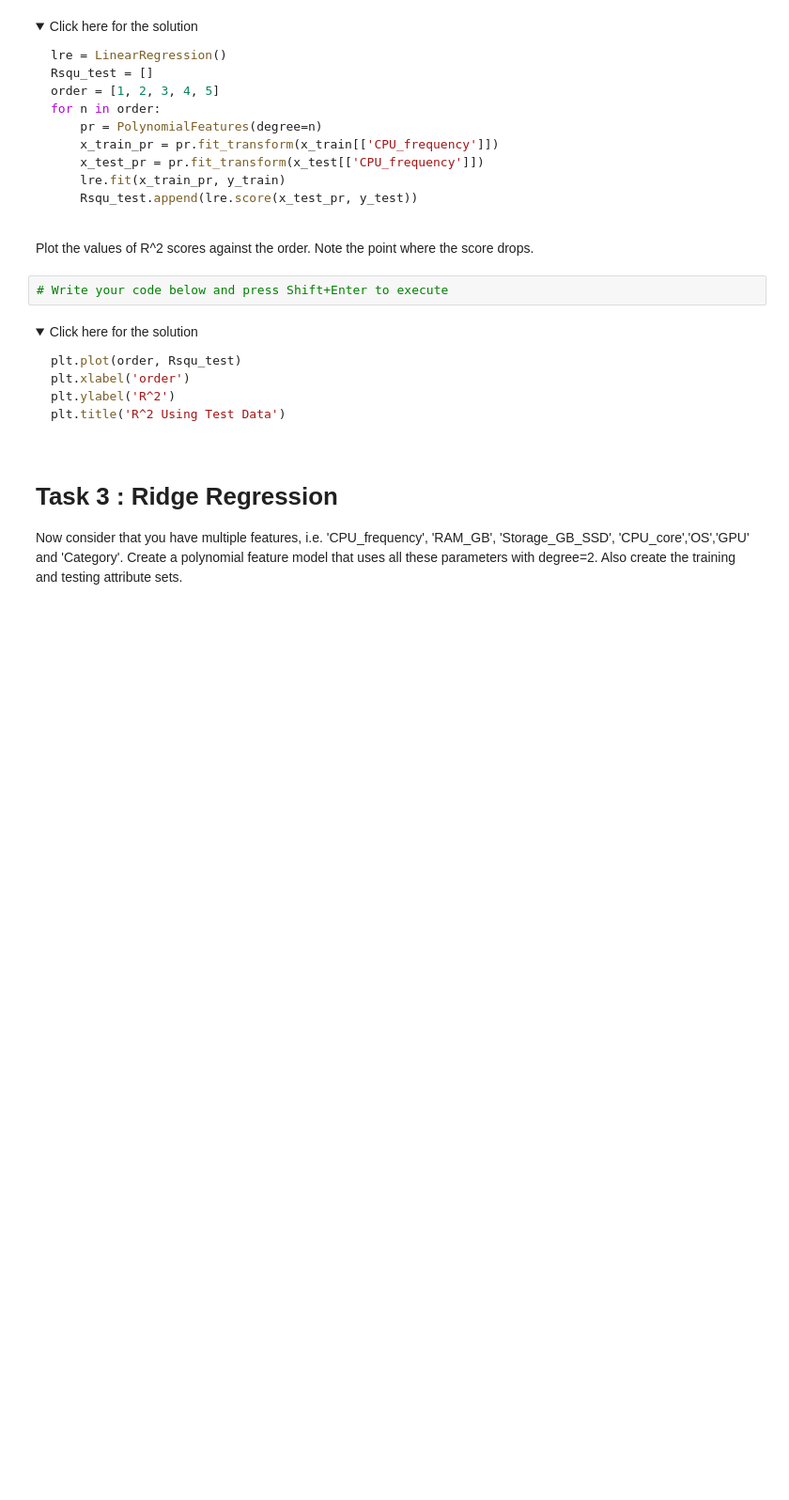
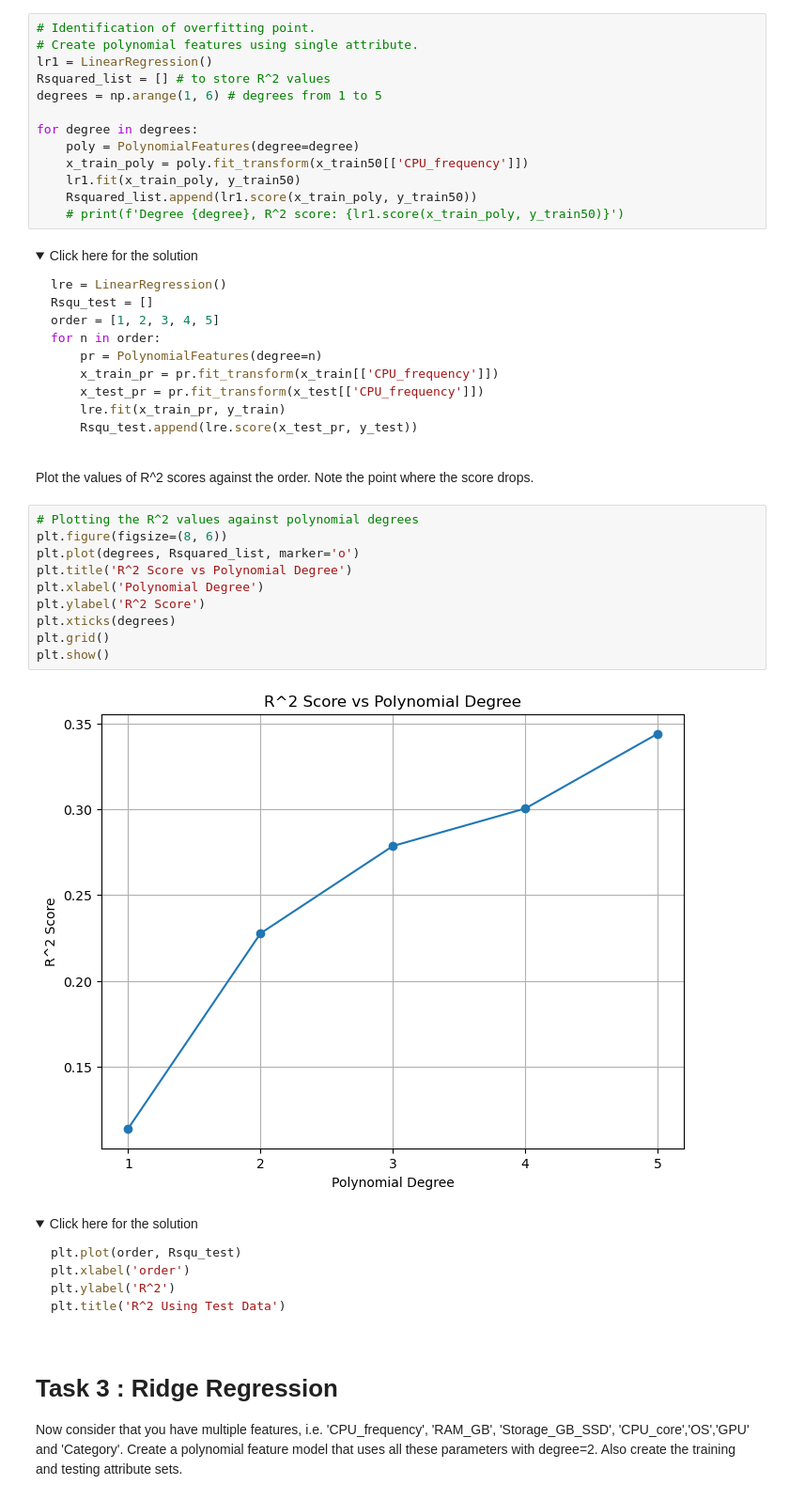
Before and after one commit to fps1001/Data-Analysis-with-Python-Coursera, a Jupyter notebook: M5 - Model Evaluation and Refinement - Laptop/practice_model_evaluation.jupyterlite.ipynb, the cells around one changed output. Shown at 94% size. Drawn from its saved outputs; the diff is of its cells as text; folded sections open; blank space fills up the shorter version.

```diff
--- a/M5 - Model Evaluation and Refinement - Laptop/practice_model_evaluation.jupyterlite.ipynb
+++ b/M5 - Model Evaluation and Refinement - Laptop/practice_model_evaluation.jupyterlite.ipynb
@@ -217,3 +213,16 @@ You need to evaluate the R^2 scores of the model created using different degrees
+# %%
+# Identification of overfitting point.
+# Create polynomial features using single attribute.
+lr1 = LinearRegression()
+Rsquared_list = [] # to store R^2 values
+degrees = np.arange(1, 6) # degrees from 1 to 5
+
+for degree in degrees:
+    poly = PolynomialFeatures(degree=degree)
+    x_train_poly = poly.fit_transform(x_train50[['CPU_frequency']])
+    lr1.fit(x_train_poly, y_train50)
+    Rsquared_list.append(lr1.score(x_train_poly, y_train50))
+    # print(f'Degree {degree}, R^2 score: {lr1.score(x_train_poly, y_train50)}')
 # %% [markdown]
 <details><summary>Click here for the solution</summary>
 
@@ -232,8 +241,18 @@ for n in order:
 </details>
 # %% [markdown]
 Plot the values of R^2 scores against the order. Note the point where the score drops.
-# %%
-# Write your code below and press Shift+Enter to execute
+# %%
+# Plotting the R^2 values against polynomial degrees
+plt.figure(figsize=(8, 6))
+plt.plot(degrees, Rsquared_list, marker='o')
+plt.title('R^2 Score vs Polynomial Degree')
+plt.xlabel('Polynomial Degree')
+plt.ylabel('R^2 Score')
+plt.xticks(degrees)
+plt.grid()
+plt.show()
+# %% [output]
+[figure, added]
 # %% [markdown]
 <details><summary>Click here for the solution</summary>
 
```
Also changed, not shown: parts of 15 cells of this notebook, 1 other file.
